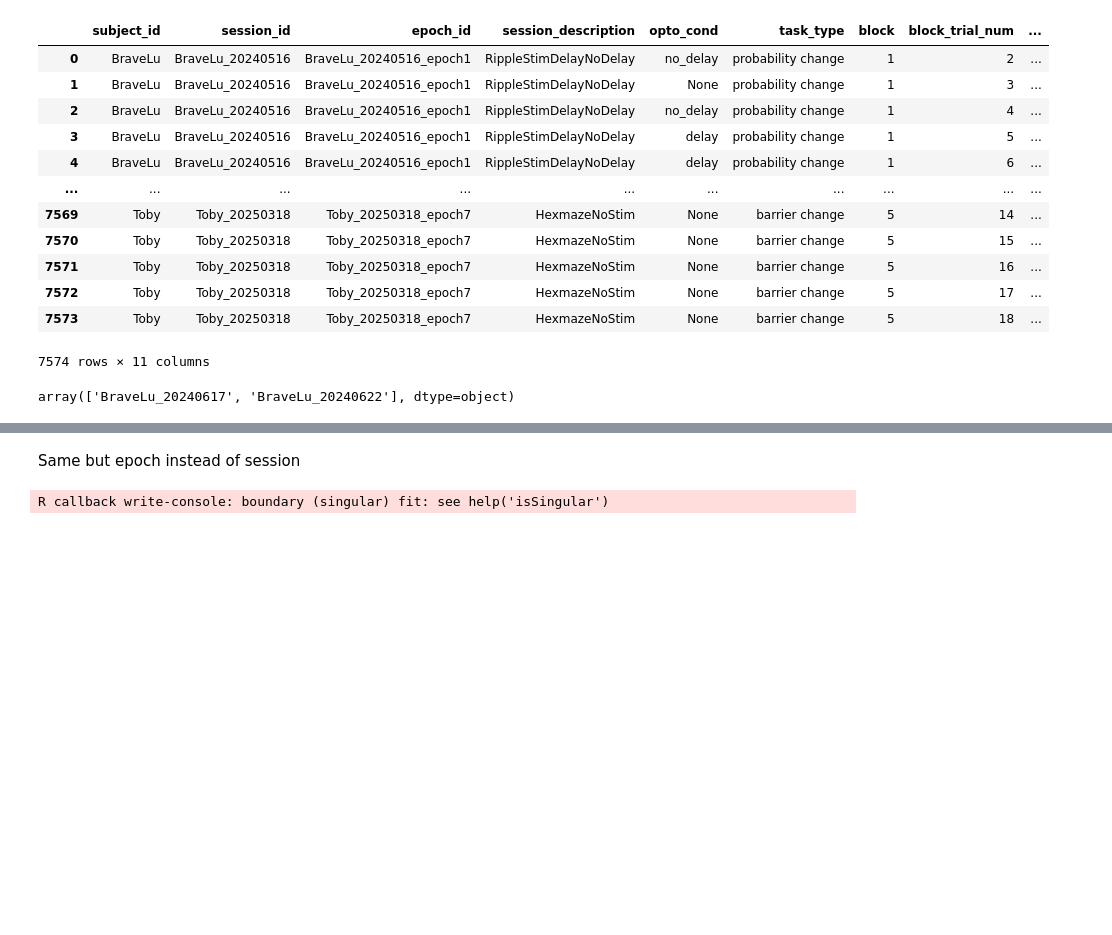
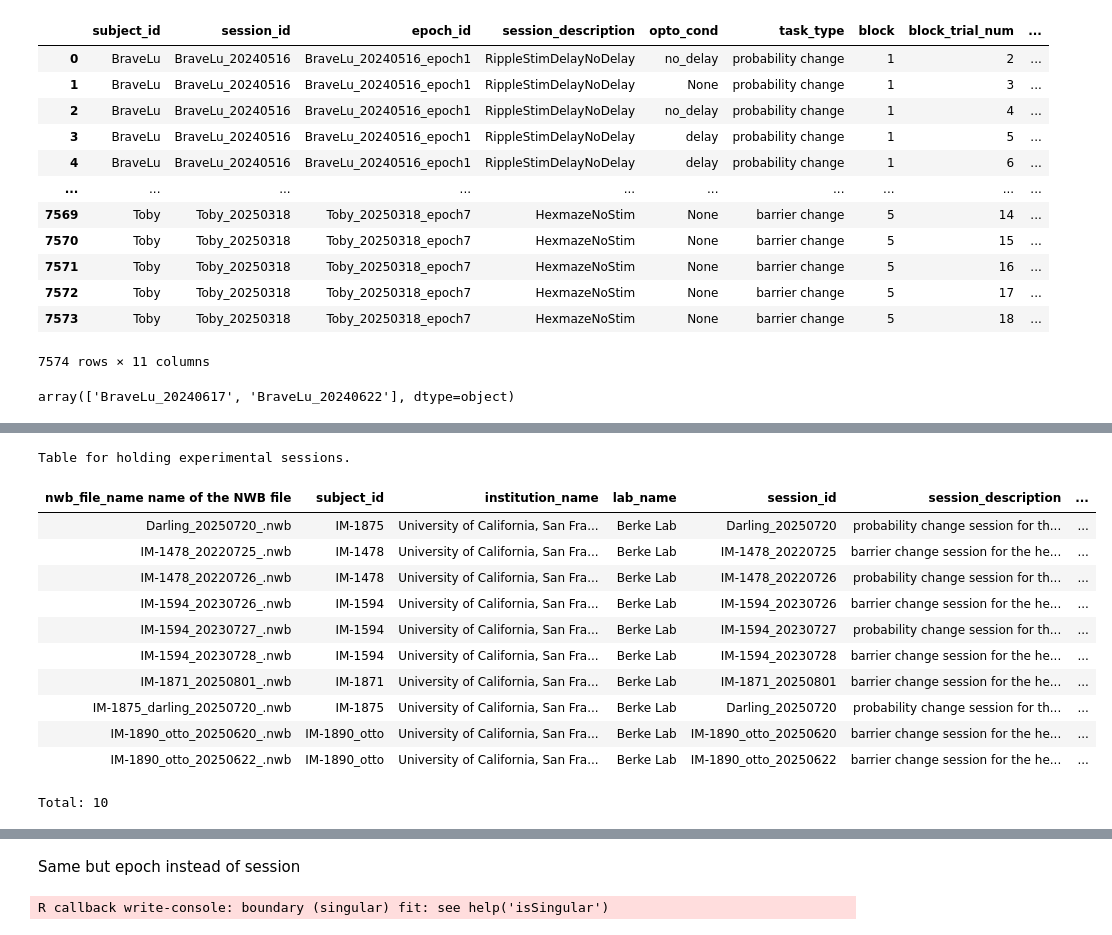
Before and after one commit to calderast/Hex-maze-spyglass, a Jupyter notebook: notebooks/Choice_Analysis.ipynb, the cells around one changed output, grey strips where cells are left out. Saved outputs shown, nothing was run; the diff lists cells and outputs as text; code cells hidden in the pictures; blank space fills up the shorter version.

```diff
--- a/notebooks/Choice_Analysis.ipynb
+++ b/notebooks/Choice_Analysis.ipynb
@@ -155,3 +102,19 @@ model.ranef.to_csv("choose_left_regression_coefs_by_rat.csv")
+# %%
+Session() & {"lab_name": "Berke Lab"}
+# %% [output]
+Table for holding experimental sessions.
+| nwb_file_name name of the NWB file | subject_id | institution_name | lab_name | session_id | session_description | ... |
+| Darling_20250720_.nwb | IM-1875 | University of California, San Fra... | Berke Lab | Darling_20250720 | probability change session for th... | ... |
+| IM-1478_20220725_.nwb | IM-1478 | University of California, San Fra... | Berke Lab | IM-1478_20220725 | barrier change session for the he... | ... |
+| IM-1478_20220726_.nwb | IM-1478 | University of California, San Fra... | Berke Lab | IM-1478_20220726 | probability change session for th... | ... |
+| IM-1594_20230726_.nwb | IM-1594 | University of California, San Fra... | Berke Lab | IM-1594_20230726 | barrier change session for the he... | ... |
+| IM-1594_20230727_.nwb | IM-1594 | University of California, San Fra... | Berke Lab | IM-1594_20230727 | probability change session for th... | ... |
+| IM-1594_20230728_.nwb | IM-1594 | University of California, San Fra... | Berke Lab | IM-1594_20230728 | barrier change session for the he... | ... |
+| IM-1871_20250801_.nwb | IM-1871 | University of California, San Fra... | Berke Lab | IM-1871_20250801 | barrier change session for the he... | ... |
+| IM-1875_darling_20250720_.nwb | IM-1875 | University of California, San Fra... | Berke Lab | Darling_20250720 | probability change session for th... | ... |
+| IM-1890_otto_20250620_.nwb | IM-1890_otto | University of California, San Fra... | Berke Lab | IM-1890_otto_20250620 | barrier change session for the he... | ... |
+| IM-1890_otto_20250622_.nwb | IM-1890_otto | University of California, San Fra... | Berke Lab | IM-1890_otto_20250622 | barrier change session for the he... | ... |
+Total: 10
 # %%
 import pandas as pd
 from sklearn.preprocessing import MinMaxScaler
```
Also changed, not shown: parts of 10 cells of this notebook, 2 other files.
